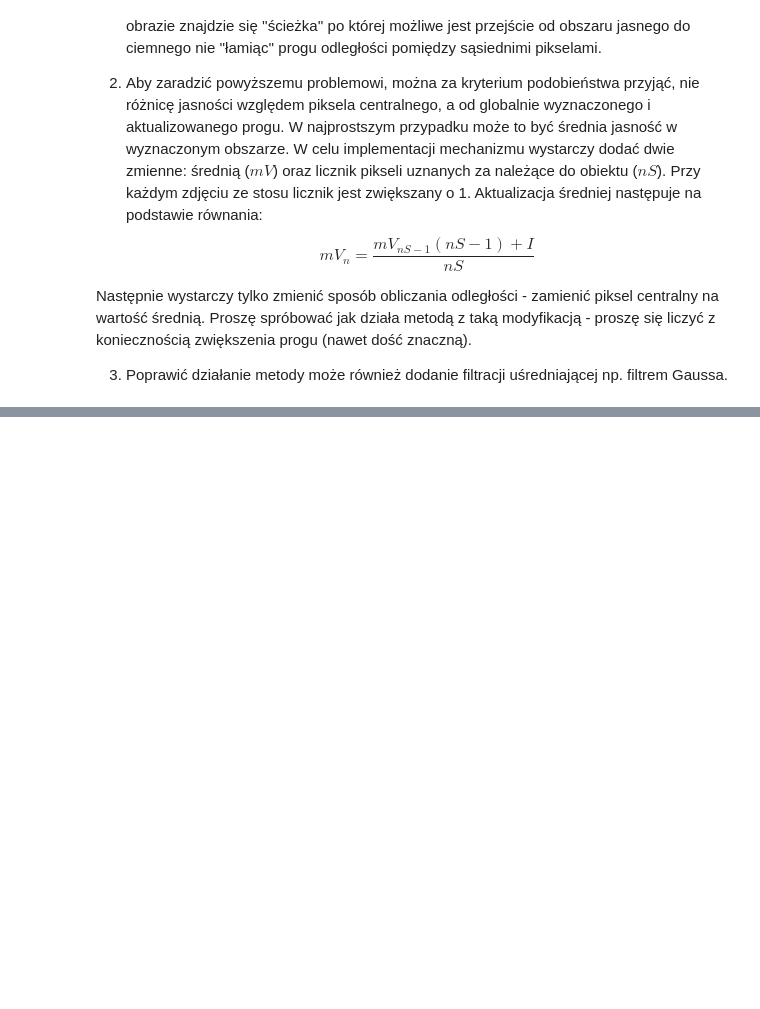
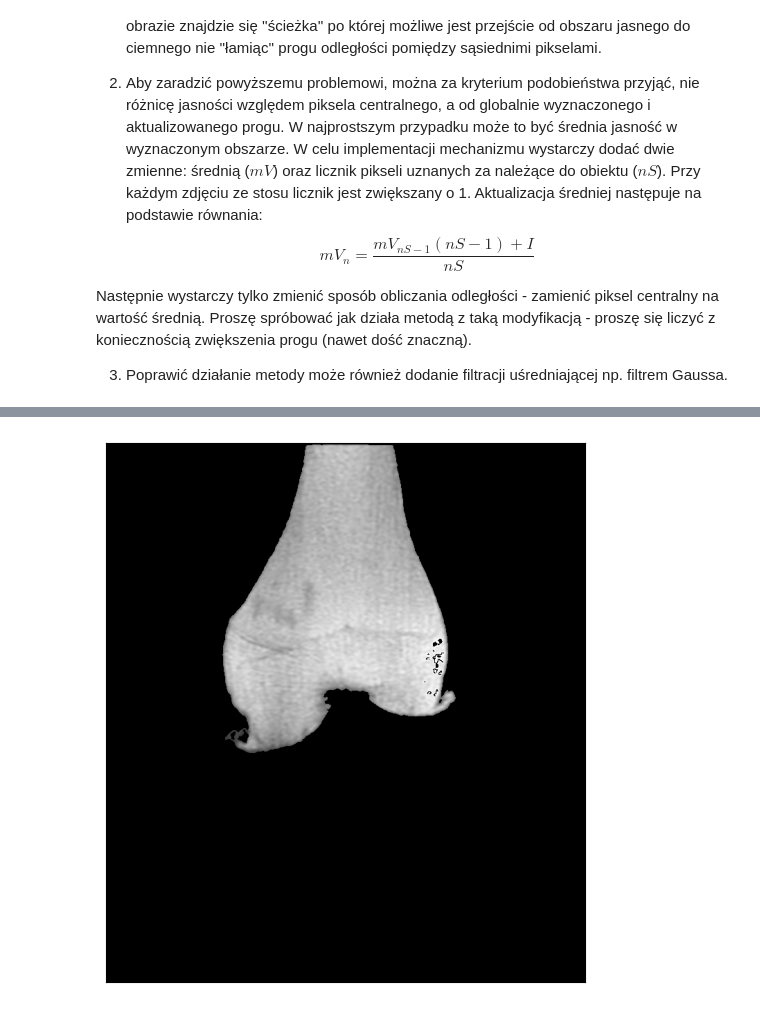
Before and after one commit to lukaszfilo-agh/Vision-systems, a Jupyter notebook: LAB12/12_segmentation.ipynb, the cells around one changed output, grey strips where cells are left out. Drawn from its saved outputs; the diff is of its cells as text; code cells hidden in the pictures; blank space fills up the shorter version.

```diff
--- a/LAB12/12_segmentation.ipynb
+++ b/LAB12/12_segmentation.ipynb
@@ -128,0 +215,6 @@ if not os.path.exists("knee.png") :
+# %%
+knee_gauss = cv2.GaussianBlur(knee, (7, 7), 0)
+knee_seg = seg_2(knee_gauss, 45, 250, 184)
+img_show(knee_seg)
+# %% [output]
+[figure, added]
```
Also changed, not shown: parts of 9 cells of this notebook.
